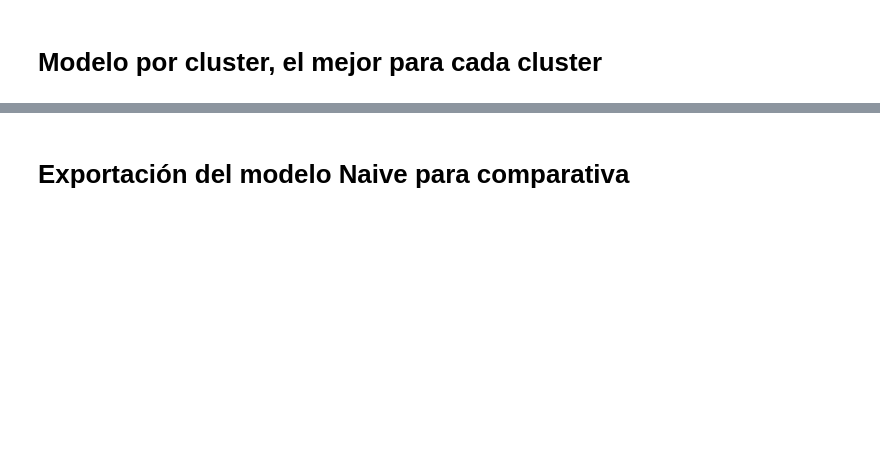
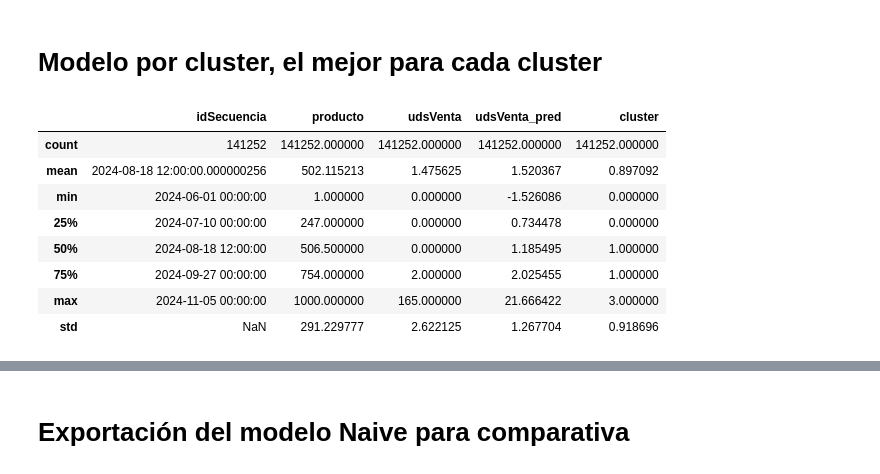
Before and after one commit to YesicaFdzr/TFM_Demand_Prediction, a Jupyter notebook: 02_preprocesado_modelado.ipynb, the cells around one changed output, grey strips where cells are left out. Cells and saved outputs as stored; diff of their text form; code cells hidden in the pictures; blank space fills up the shorter version.

```diff
--- a/02_preprocesado_modelado.ipynb
+++ b/02_preprocesado_modelado.ipynb
@@ -3698,5 +3805,17 @@ EVS: 0.9146
 # %% [markdown]
 # Modelo por cluster, el mejor para cada cluster
+# %%
+df_preds_cluster_xgb_kmeans.describe()
+# %% [output]
+|  | idSecuencia | producto | udsVenta | udsVenta_pred | cluster |
+| count | 141252 | 141252.000000 | 141252.000000 | 141252.000000 | 141252.000000 |
+| mean | 2024-08-18 12:00:00.000000256 | 502.115213 | 1.475625 | 1.520367 | 0.897092 |
+| min | 2024-06-01 00:00:00 | 1.000000 | 0.000000 | -1.526086 | 0.000000 |
+| 25% | 2024-07-10 00:00:00 | 247.000000 | 0.000000 | 0.734478 | 0.000000 |
+| 50% | 2024-08-18 12:00:00 | 506.500000 | 0.000000 | 1.185495 | 1.000000 |
+| 75% | 2024-09-27 00:00:00 | 754.000000 | 2.000000 | 2.025455 | 1.000000 |
+| max | 2024-11-05 00:00:00 | 1000.000000 | 165.000000 | 21.666422 | 3.000000 |
+| std | NaN | 291.229777 | 2.622125 | 1.267704 | 0.918696 |
 # %%
 df_preds_cluster_rf_kmeans['modelo'] = 'RF'
 df_preds_cluster_xgb_kmeans['modelo'] = 'XGB'
```
Also changed, not shown: parts of 10 cells of this notebook, 1 other file.
